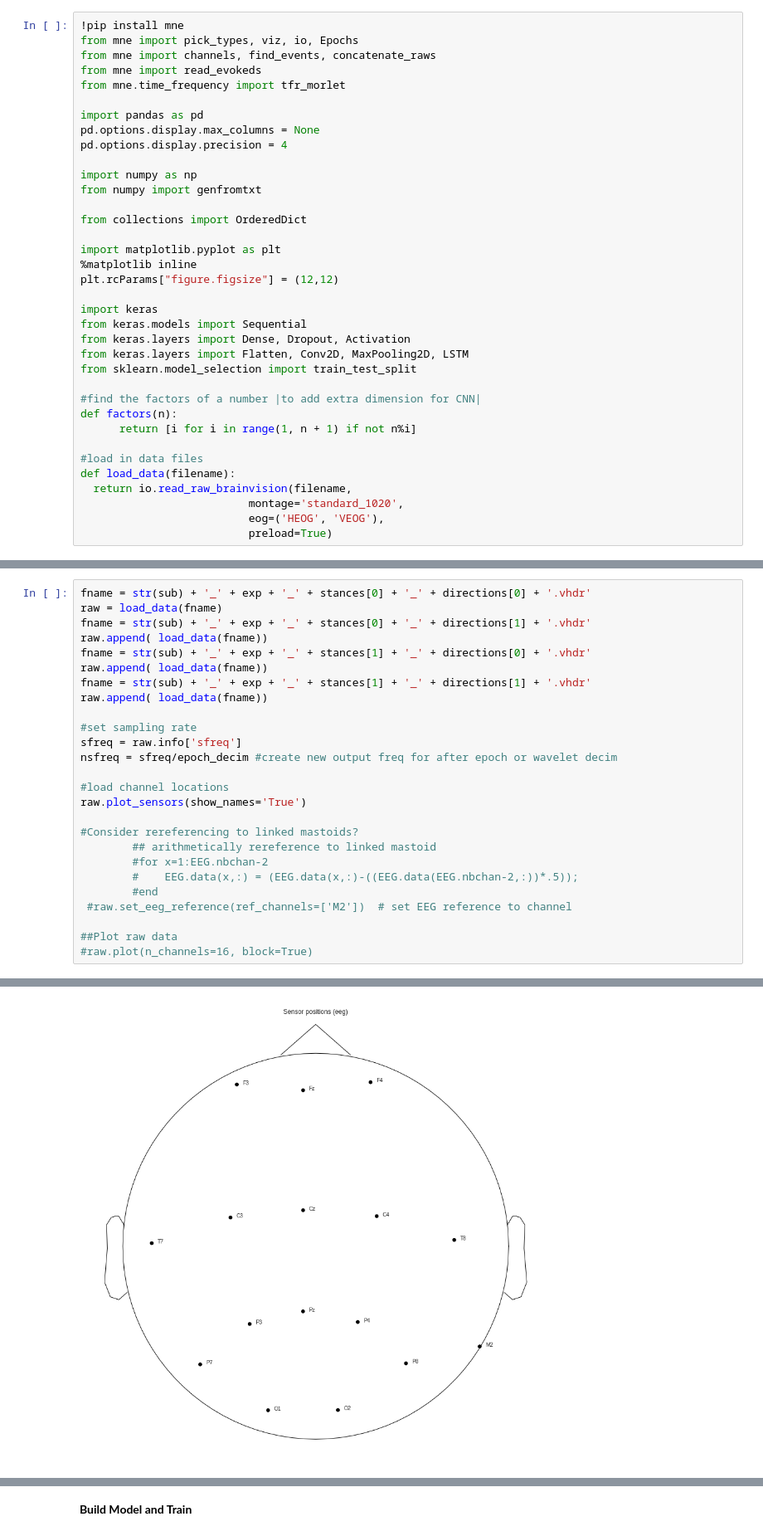
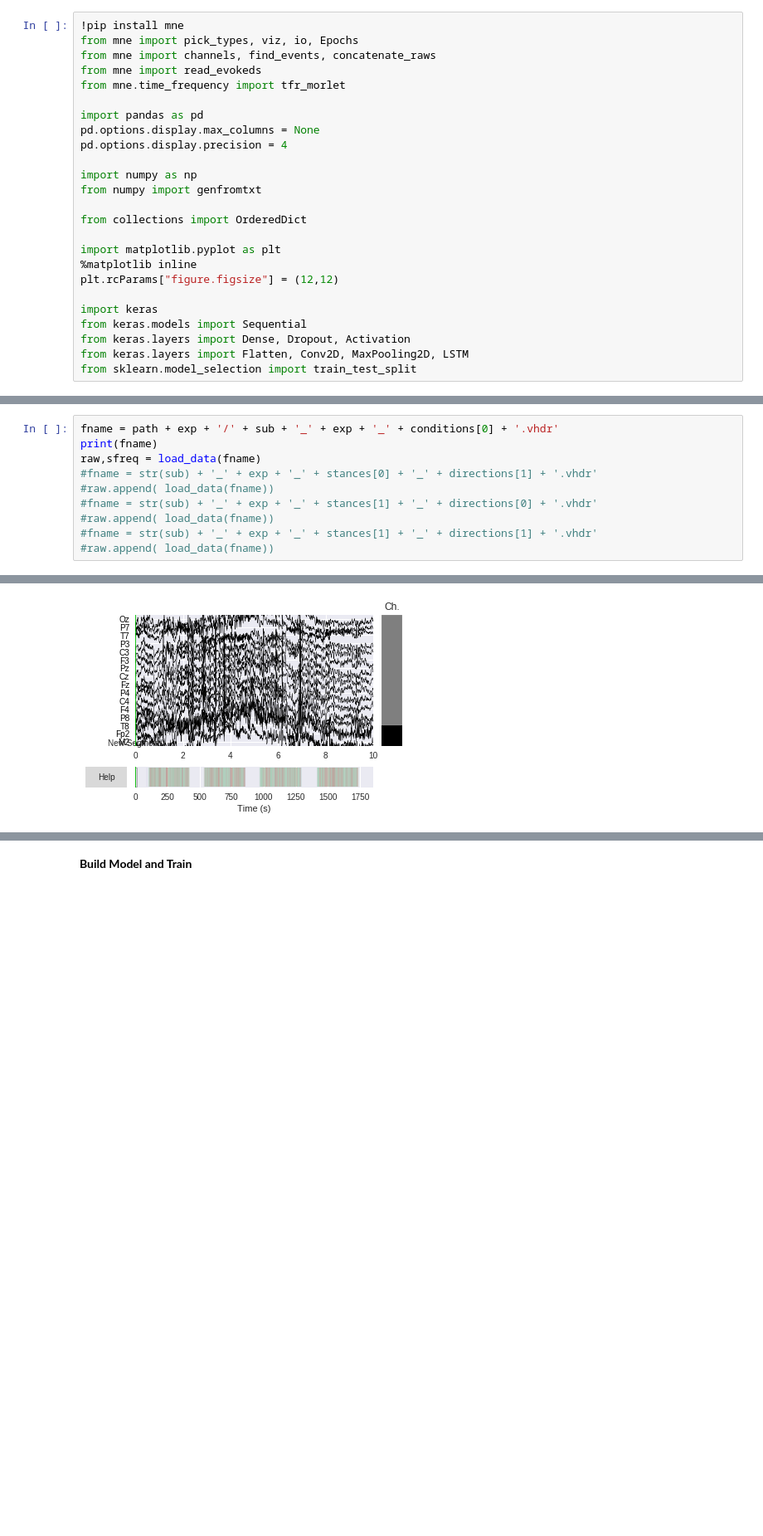
Before and after one commit to kylemath/DeepEEG, a Jupyter notebook: notebooks/DeepEEG.ipynb, the cells around one changed output, grey strips where cells are left out. Shown at 83% size. Saved outputs shown, nothing was run; the diff lists cells and outputs as text; blank space fills up the shorter version.

```diff
--- a/notebooks/DeepEEG.ipynb
+++ b/notebooks/DeepEEG.ipynb
@@ -63,16 +77,5 @@ from keras.models import Sequential
 from keras.layers import Dense, Dropout, Activation
 from keras.layers import Flatten, Conv2D, MaxPooling2D, LSTM
 from sklearn.model_selection import train_test_split
-
-#find the factors of a number |to add extra dimension for CNN|
-def factors(n):
-      return [i for i in range(1, n + 1) if not n%i]
-
-#load in data files
-def load_data(filename):
-  return io.read_raw_brainvision(filename,
-                          montage='standard_1020',
-                          eog=('HEOG', 'VEOG'),
-                          preload=True)
 # %% [output]
 Requirement already satisfied: mne in /usr/local/lib/python3.6/dist-packages (0.17.0)
@@ -108,27 +364,11 @@ Parameters Set
 # %%
-fname = str(sub) + '_' + exp + '_' + stances[0] + '_' + directions[0] + '.vhdr'
-raw = load_data(fname)
-fname = str(sub) + '_' + exp + '_' + stances[0] + '_' + directions[1] + '.vhdr'
-raw.append( load_data(fname))
-fname = str(sub) + '_' + exp + '_' + stances[1] + '_' + directions[0] + '.vhdr'
-raw.append( load_data(fname))
-fname = str(sub) + '_' + exp + '_' + stances[1] + '_' + directions[1] + '.vhdr'
-raw.append( load_data(fname))
-
-#set sampling rate
-sfreq = raw.info['sfreq']
-nsfreq = sfreq/epoch_decim #create new output freq for after epoch or wavelet decim
-
-#load channel locations
-raw.plot_sensors(show_names='True')
-
-#Consider rereferencing to linked mastoids?
-        ## arithmetically rereference to linked mastoid
-        #for x=1:EEG.nbchan-2
-        #    EEG.data(x,:) = (EEG.data(x,:)-((EEG.data(EEG.nbchan-2,:))*.5));
-        #end
- #raw.set_eeg_reference(ref_channels=['M2'])  # set EEG reference to channel
-
-##Plot raw data
-#raw.plot(n_channels=16, block=True)
+fname = path + exp + '/' + sub + '_' + exp + '_' + conditions[0] + '.vhdr'
+print(fname)
+raw,sfreq = load_data(fname)
+#fname = str(sub) + '_' + exp + '_' + stances[0] + '_' + directions[1] + '.vhdr'
+#raw.append( load_data(fname))
+#fname = str(sub) + '_' + exp + '_' + stances[1] + '_' + directions[0] + '.vhdr'
+#raw.append( load_data(fname))
+#fname = str(sub) + '_' + exp + '_' + stances[1] + '_' + directions[1] + '.vhdr'
+#raw.append( load_data(fname))
 # %% [output]
@@ -152 +383 @@ Used Annotations descriptions: ['Stimulus/S  1', 'Stimulus/S 21', 'Stimulus/S 41
-[figure, old version]
+[figure, new version]
```
Also changed, not shown: parts of 30 cells of this notebook.
